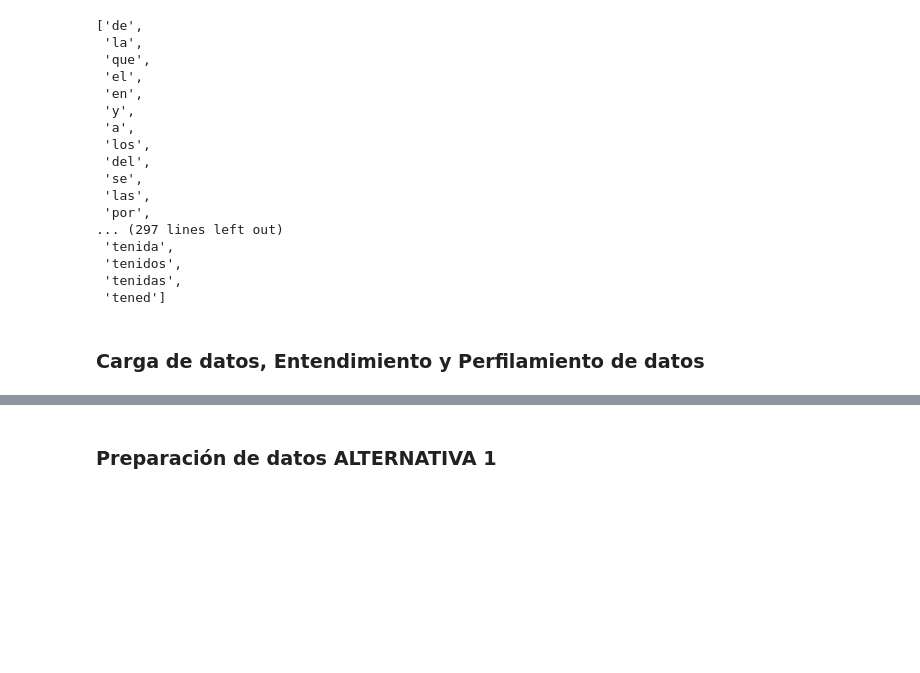
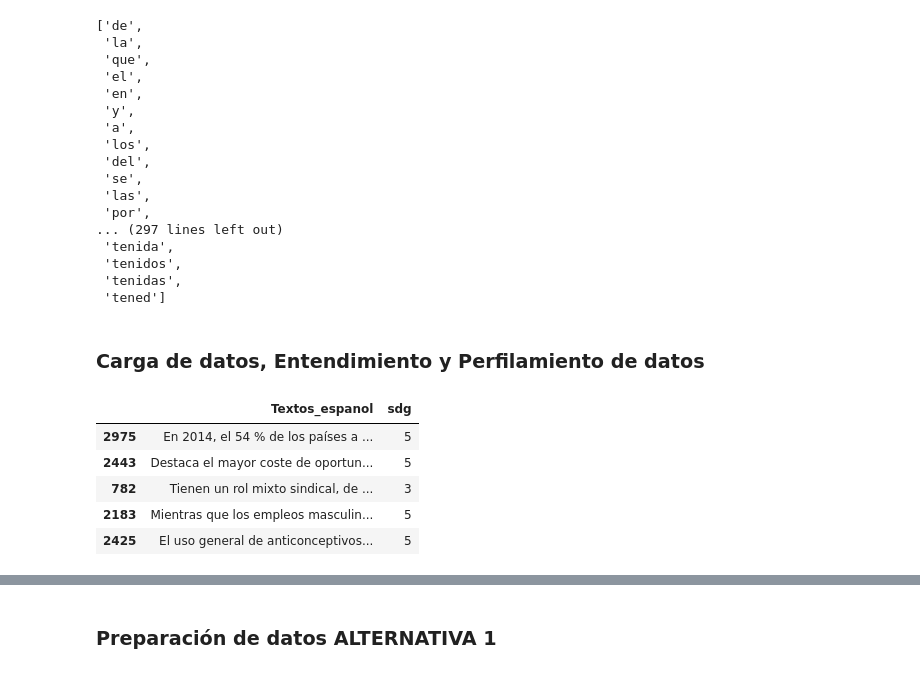
Before and after one commit to JuanCaGC/Proyecto1-BI202302, a Jupyter notebook: Proyecto1/Proyecto1.ipynb, the cells around one changed output, grey strips where cells are left out. Drawn from its saved outputs; the diff is of its cells as text; code cells hidden in the pictures; blank space fills up the shorter version.

```diff
--- a/Proyecto1/Proyecto1.ipynb
+++ b/Proyecto1/Proyecto1.ipynb
@@ -137,3 +137,11 @@ df_datos= pd.read_excel("./data/SinEtiquetatest_cat_345.xlsx")
 # %%
 # Asignación a una nueva variable de los datos leidos
 texto_df=df_datos
+texto_df.sample(5)
+# %% [output]
+|  | Textos_espanol | sdg |
+| 2975 | En 2014, el 54 % de los países a ... | 5 |
+| 2443 | Destaca el mayor coste de oportun... | 5 |
+| 782 | Tienen un rol mixto sindical, de ... | 3 |
+| 2183 | Mientras que los empleos masculin... | 5 |
+| 2425 | El uso general de anticonceptivos... | 5 |
```
Also changed, not shown: parts of 7 cells of this notebook.
